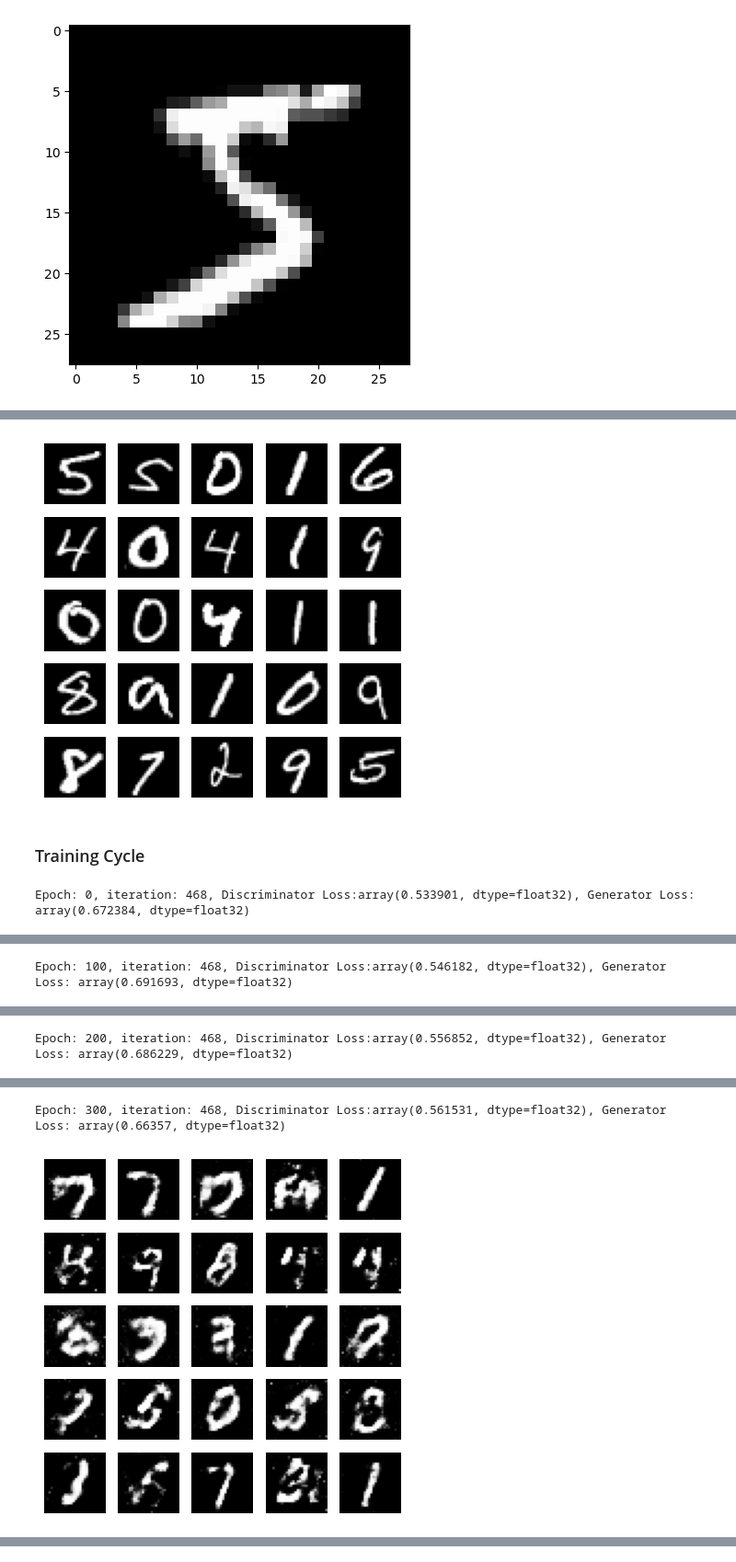
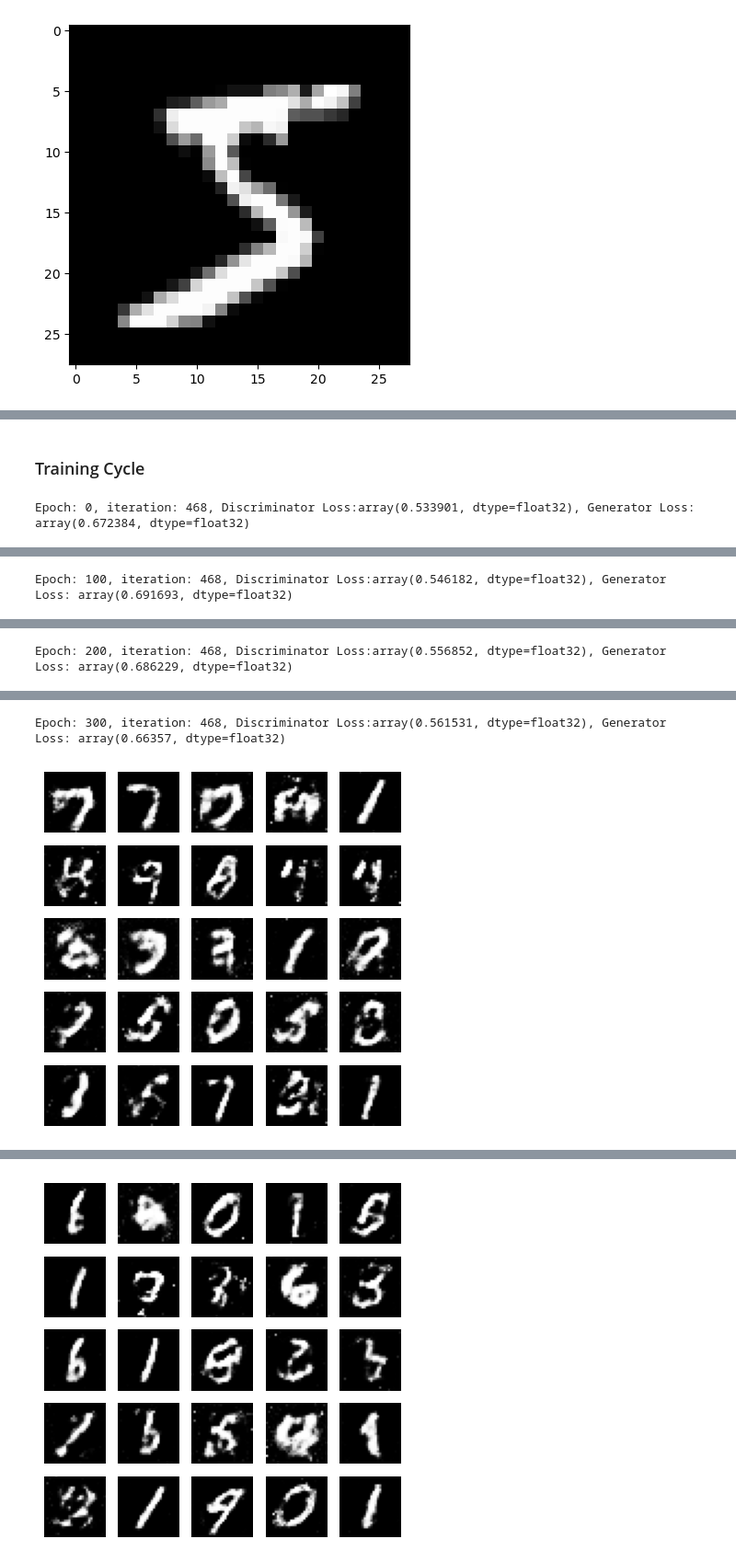
Before and after one commit to ml-explore/mlx-examples, a Jupyter notebook: gan/playground.ipynb, the cells around one changed output, grey strips where cells are left out. Shown at 92% size. Saved outputs shown, nothing was run; the diff lists cells and outputs as text; code cells hidden in the pictures.

```diff
--- a/gan/playground.ipynb
+++ b/gan/playground.ipynb
@@ -184,7 +184,7 @@ def batch_iterate(batch_size: int, ipt: list[int])-> list[int]:
         ids = perm[s : s + batch_size]
         yield ipt[ids]
 # %%
-def show_images(imgs:list[int],num_imgs:int = 25):
+def show_images(epoch_num:int,imgs:list[int],num_imgs:int = 25):
     if (imgs.shape[0] > 0):
         fig,axes = plt.subplots(5, 5, figsize=(5, 5))
 
@@ -192,4 +192,6 @@ def show_images(imgs:list[int],num_imgs:int = 25):
             img = mx.array(imgs[i]).reshape(28,28)
             ax.imshow(img,cmap='gray')
             ax.axis('off')
+        plt.tight_layout()
+        plt.savefig('gen_images/img_{}.png'.format(epoch_num))
         plt.show()
@@ -198,10 +198,3 @@ def show_images(imgs:list[int],num_imgs:int = 25):
-# %%
-X = batch_iterate(25, train_images)
-for x in X:
-    show_images(x)
-    break
-# %% [output]
-[figure, removed]
 # %% [markdown]
 ### Training Cycle
 # %%
@@ -249,24 +242,11 @@ for epoch in tqdm(range(n_epochs)):
         # Update gradients
         mx.eval(gen.parameters(), gen_opt.state)
 
-        # if (cur_step + 1) % display_step == 0:
-        #     print(f"Step {epoch}: Generator loss: {G_loss}, discriminator loss: {D_loss}")
-        #     fake_noise = mx.array(get_noise(batch_size, z_dim))
-        #     fake = gen(fake_noise)
-        #     show_images(fake)
-        #     show_images(real)
-        # cur_step += 1
-
     if epoch%100==0:
             print("Epoch: {}, iteration: {}, Discriminator Loss:{}, Generator Loss: {}".format(epoch,idx,D_loss,G_loss))
             fake_noise = mx.array(get_noise(batch_size, z_dim))
             fake = gen(fake_noise)
-            show_images(fake)
-            # plt.imshow(fake[0].reshape(28,28))
-            # plt.show()
-            # show_images(fake[:25])
-
-    # print('Losses D={0} G={1}'.format(D_loss,G_loss))
+            show_images(epoch,fake)
 # %% [output]
 Epoch: 0, iteration: 468, Discriminator Loss:array(0.533901, dtype=float32), Generator Loss: array(0.672384, dtype=float32)
 [figure]
@@ -278,0 +260 @@ Epoch: 300, iteration: 468, Discriminator Loss:array(0.561531, dtype=float32), G
+[figure, added]
```
Also changed, not shown: parts of 2 cells of this notebook, 1 other file.
